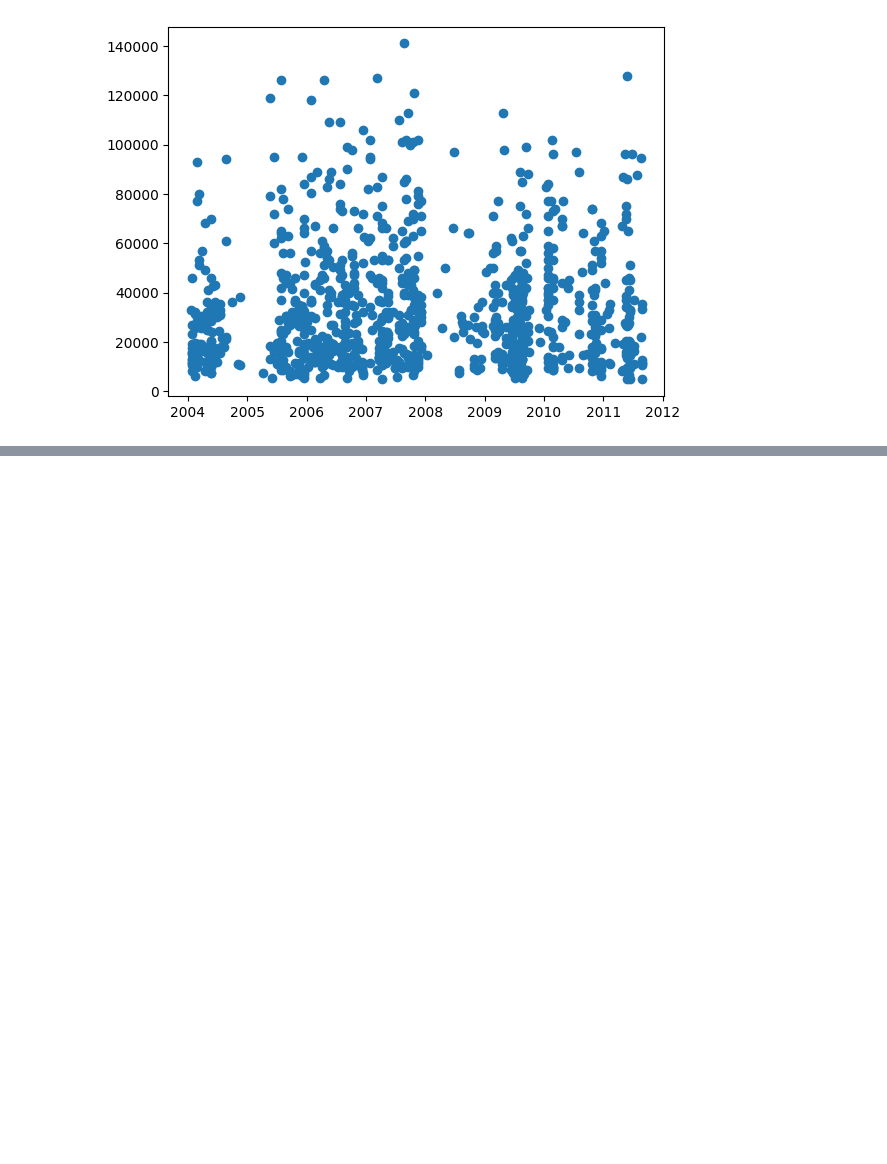
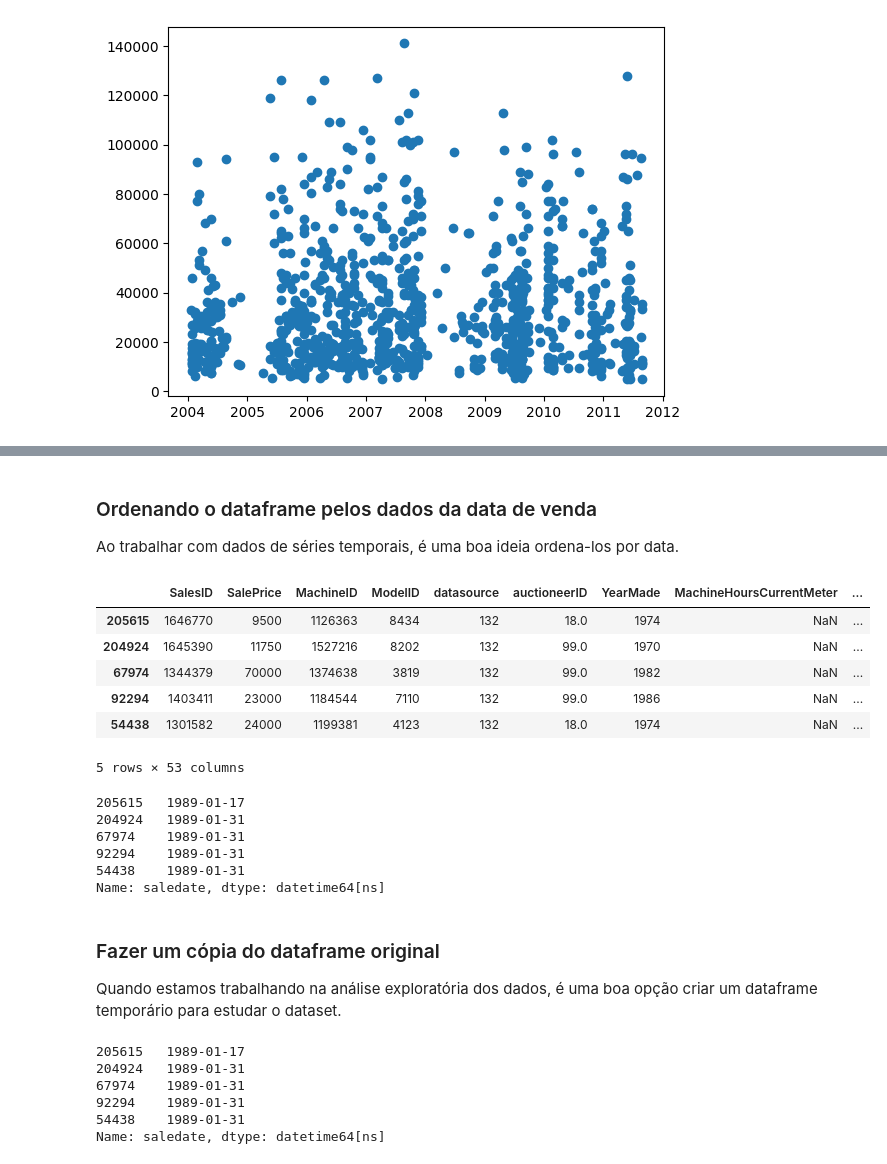
Before and after one commit to HeitorDalla/bulldozer_price, a Jupyter notebook: bulldozer_price.ipynb, the cells around one changed output, grey strips where cells are left out. Saved outputs shown, nothing was run; the diff lists cells and outputs as text; code cells hidden in the pictures; blank space fills up the shorter version.

```diff
--- a/bulldozer_price.ipynb
+++ b/bulldozer_price.ipynb
@@ -194,0 +237,40 @@ ax.scatter(df['saledate'][:1000], df['SalePrice'][:1000])
+# %% [markdown]
+### Ordenando o dataframe pelos dados da data de venda
+
+Ao trabalhar com dados de séries temporais, é uma boa ideia ordena-los por data.
+# %%
+df = df.sort_values(by=['saledate'], ascending=True)
+
+df.head(5)
+# %% [output]
+|  | SalesID | SalePrice | MachineID | ModelID | datasource | auctioneerID | YearMade | MachineHoursCurrentMeter | ... |
+| 205615 | 1646770 | 9500 | 1126363 | 8434 | 132 | 18.0 | 1974 | NaN | ... |
+| 204924 | 1645390 | 11750 | 1527216 | 8202 | 132 | 99.0 | 1970 | NaN | ... |
+| 67974 | 1344379 | 70000 | 1374638 | 3819 | 132 | 99.0 | 1982 | NaN | ... |
+| 92294 | 1403411 | 23000 | 1184544 | 7110 | 132 | 99.0 | 1986 | NaN | ... |
+| 54438 | 1301582 | 24000 | 1199381 | 4123 | 132 | 18.0 | 1974 | NaN | ... |
+5 rows × 53 columns
+# %%
+df.saledate.head(5)
+# %% [output]
+205615   1989-01-17
+204924   1989-01-31
+67974    1989-01-31
+92294    1989-01-31
+54438    1989-01-31
+Name: saledate, dtype: datetime64[ns]
+# %% [markdown]
+### Fazer um cópia do dataframe original
+
+Quando estamos trabalhando na análise exploratória dos dados, é uma boa opção criar um dataframe temporário para estudar o dataset.
+# %%
+df_temp = df.copy()
+
+df_temp.saledate.head(5)
+# %% [output]
+205615   1989-01-17
+204924   1989-01-31
+67974    1989-01-31
+92294    1989-01-31
+54438    1989-01-31
+Name: saledate, dtype: datetime64[ns]
```
Also changed, not shown: parts of 2 cells of this notebook.
